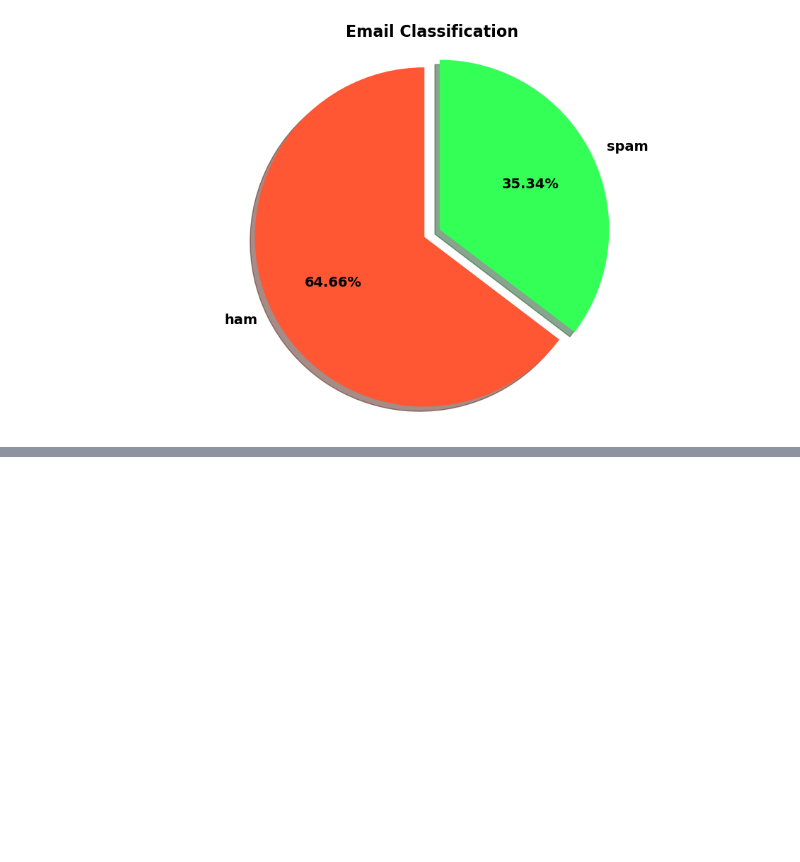
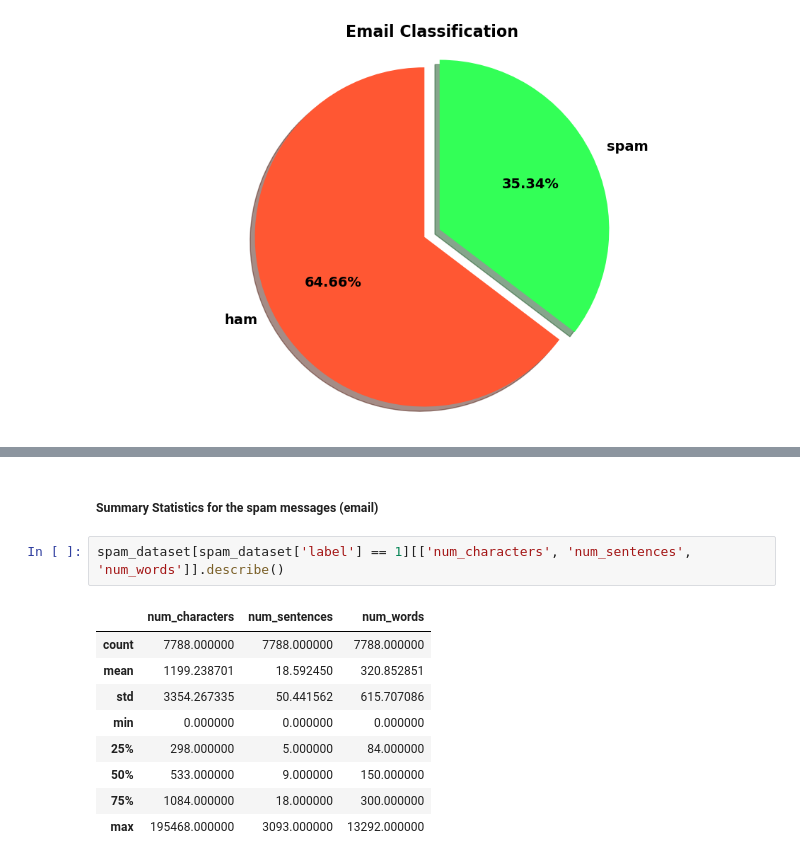
Before and after one commit to shivachaudhary46/natural_language_processing, a Jupyter notebook: Email_Spam_Detection/spam_classifier.ipynb, the cells around one changed output, grey strips where cells are left out. Drawn from its saved outputs; the diff is of its cells as text; blank space fills up the shorter version.

```diff
--- a/Email_Spam_Detection/spam_classifier.ipynb
+++ b/Email_Spam_Detection/spam_classifier.ipynb
@@ -186,0 +244,14 @@ plt.show()
+# %% [markdown]
+##### Summary Statistics for the spam messages (email)
+# %%
+spam_dataset[spam_dataset['label'] == 1][['num_characters', 'num_sentences', 'num_words']].describe()
+# %% [output]
+|  | num_characters | num_sentences | num_words |
+| count | 7788.000000 | 7788.000000 | 7788.000000 |
+| mean | 1199.238701 | 18.592450 | 320.852851 |
+| std | 3354.267335 | 50.441562 | 615.707086 |
+| min | 0.000000 | 0.000000 | 0.000000 |
+| 25% | 298.000000 | 5.000000 | 84.000000 |
+| 50% | 533.000000 | 9.000000 | 150.000000 |
+| 75% | 1084.000000 | 18.000000 | 300.000000 |
+| max | 195468.000000 | 3093.000000 | 13292.000000 |
```
Also changed, not shown: parts of 11 cells of this notebook.
